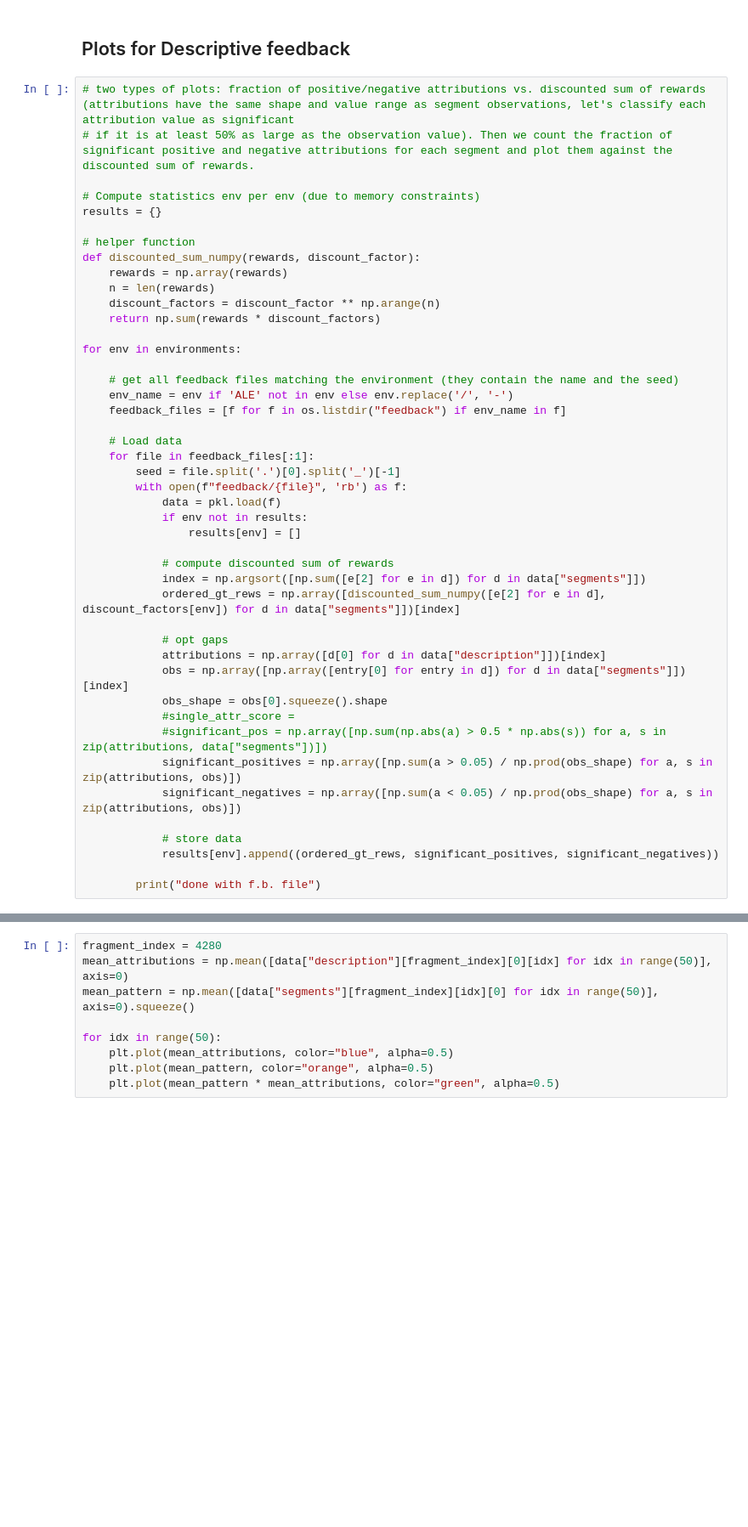
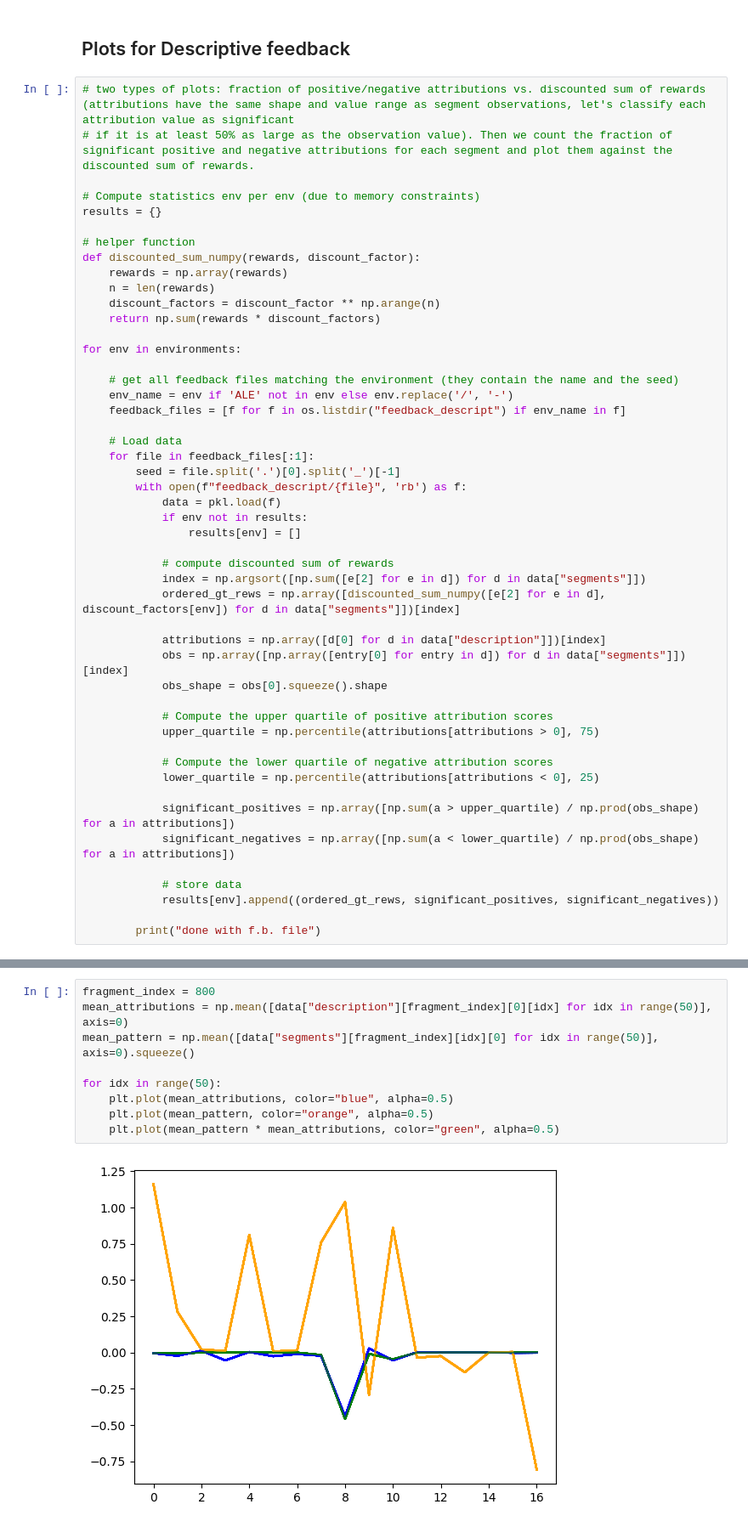
Before and after one commit to ymetz/multi-type-feedback, a Jupyter notebook: rlhf/Generate_Appendix_A_Plots.ipynb, the cells around one changed output, grey strips where cells are left out. Shown at 85% size. Drawn from its saved outputs; the diff is of its cells as text; blank space fills up the shorter version.

```diff
--- a/rlhf/Generate_Appendix_A_Plots.ipynb
+++ b/rlhf/Generate_Appendix_A_Plots.ipynb
@@ -205,12 +205,12 @@ for env in environments:
 
     # get all feedback files matching the environment (they contain the name and the seed)
     env_name = env if 'ALE' not in env else env.replace('/', '-')
-    feedback_files = [f for f in os.listdir("feedback") if env_name in f]
+    feedback_files = [f for f in os.listdir("feedback_descript") if env_name in f]
 
     # Load data
     for file in feedback_files[:1]:
         seed = file.split('.')[0].split('_')[-1]
-        with open(f"feedback/{file}", 'rb') as f:
+        with open(f"feedback_descript/{file}", 'rb') as f:
             data = pkl.load(f)
             if env not in results:
                 results[env] = []
@@ -219,14 +219,18 @@ for env in environments:
             index = np.argsort([np.sum([e[2] for e in d]) for d in data["segments"]])
             ordered_gt_rews = np.array([discounted_sum_numpy([e[2] for e in d], discount_factors[env]) for d in data["segments"]])[index]
 
-            # opt gaps
             attributions = np.array([d[0] for d in data["description"]])[index]
             obs = np.array([np.array([entry[0] for entry in d]) for d in data["segments"]])[index]
             obs_shape = obs[0].squeeze().shape
-            #single_attr_score =
-            #significant_pos = np.array([np.sum(np.abs(a) > 0.5 * np.abs(s)) for a, s in zip(attributions, data["segments"])])
-            significant_positives = np.array([np.sum(a > 0.05) / np.prod(obs_shape) for a, s in zip(attributions, obs)])
-            significant_negatives = np.array([np.sum(a < 0.05) / np.prod(obs_shape) for a, s in zip(attributions, obs)])
+
+            # Compute the upper quartile of positive attribution scores
+            upper_quartile = np.percentile(attributions[attributions > 0], 75)
+
+            # Compute the lower quartile of negative attribution scores
+            lower_quartile = np.percentile(attributions[attributions < 0], 25)
+
+            significant_positives = np.array([np.sum(a > upper_quartile) / np.prod(obs_shape) for a in attributions])
+            significant_negatives = np.array([np.sum(a < lower_quartile) / np.prod(obs_shape) for a in attributions])
 
             # store data
             results[env].append((ordered_gt_rews, significant_positives, significant_negatives))
@@ -241,9 +245,11 @@ data["segments"][0][1][0].shape
 # %%
-fragment_index = 4280
+fragment_index = 800
 mean_attributions = np.mean([data["description"][fragment_index][0][idx] for idx in range(50)], axis=0)
 mean_pattern = np.mean([data["segments"][fragment_index][idx][0] for idx in range(50)], axis=0).squeeze()
 
 for idx in range(50):
     plt.plot(mean_attributions, color="blue", alpha=0.5)
     plt.plot(mean_pattern, color="orange", alpha=0.5)
     plt.plot(mean_pattern * mean_attributions, color="green", alpha=0.5)
+# %% [output]
+[figure, added]
```
Also changed, not shown: parts of 10 cells of this notebook, 8 other files.
